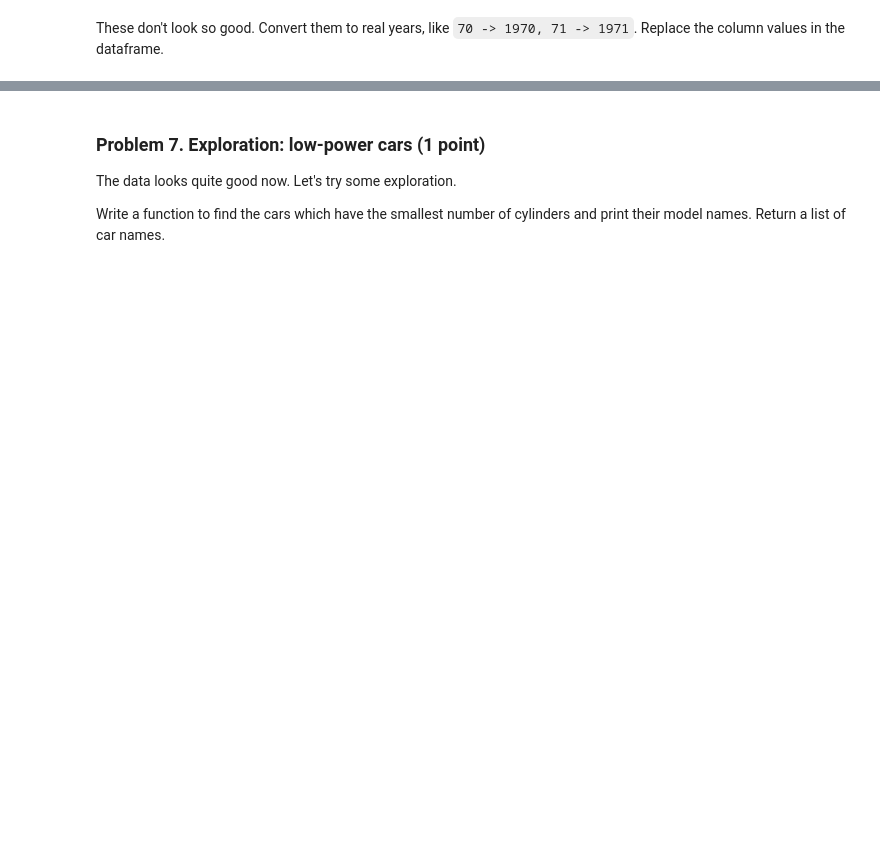
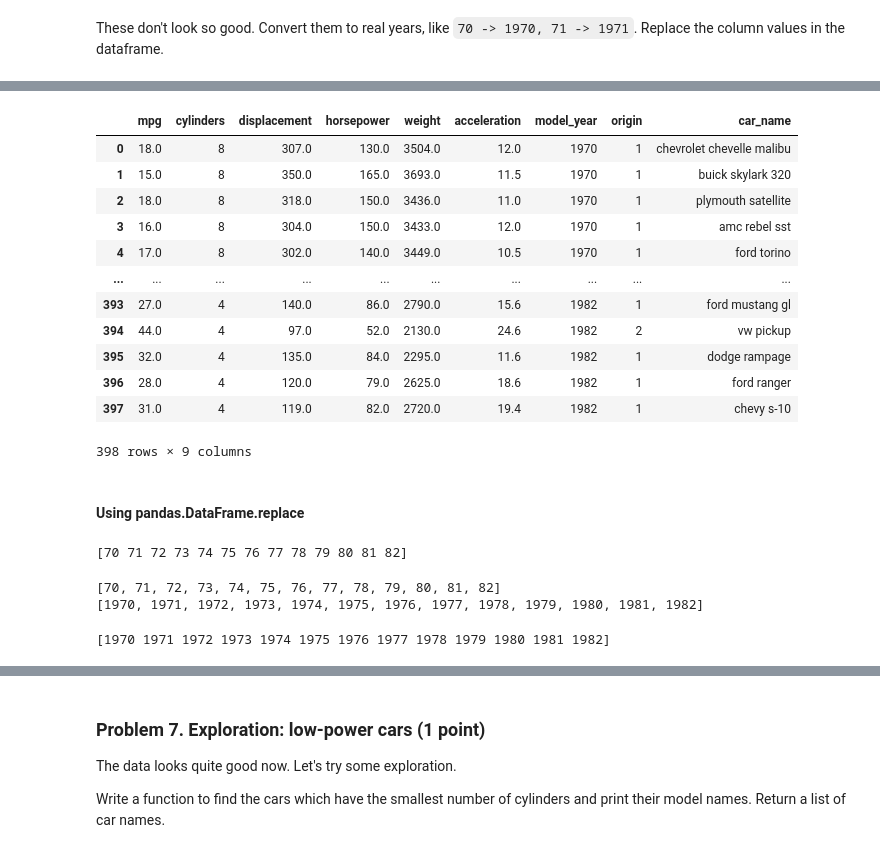
Before and after one commit to momchilantonov/SoftUni-DataScience-June-2021, a Jupyter notebook: Data Tidying and Cleaning/Data Tidying and Cleaning Lab.ipynb, the cells around one changed output, grey strips where cells are left out. Saved outputs shown, nothing was run; the diff lists cells and outputs as text; code cells hidden in the pictures; blank space fills up the shorter version.

```diff
--- a/Data Tidying and Cleaning/Data Tidying and Cleaning Lab.ipynb
+++ b/Data Tidying and Cleaning/Data Tidying and Cleaning Lab.ipynb
@@ -197,4 +195,4 @@ It seems like the `NaN` values are a small fraction of all values. We can try on
 
 The third one is probably the best but the first one will suffice since these records are too few. Remove those values. Save the dataset in the same `mpg_data` variable. Ensure there are no more `NaN`s.
 # %%
-copy_mpg_data = mpg_data # create a copy of mpg_data to try all possibilities and avoid the test
+test_mpg_data = mpg_data # create a copy of mpg_data to try all possibilities and avoid the test
@@ -226,0 +260,2 @@ def nan_count(data, col_name):
+# %%
+mpg_data = test_mpg_data # return the old data
@@ -260,5 +289,3 @@ NaN values are 0
-# %%
-mpg_data = copy_mpg_data # return the NaN values
 # %%
 mean_cars_hp = mpg_data['horsepower'].mean() # get hp mean value
 mean_cars_hp
@@ -329,3 +348,19 @@ raise NotImplementedError()
+# %%
+mpg_data.model_year = mpg_data.model_year.map({
+    70: 1970,
+    71: 1971,
+    72: 1972,
+    73: 1973,
+    74: 1974,
+    75: 1975,
+    76: 1976,
+    77: 1977,
+    78: 1978,
+    79: 1979,
+    80: 1980,
+    81: 1981,
+    82: 1982
+})
 # %%
 model_years = get_unique_model_years(mpg_data)
 print(model_years)
@@ -331,0 +369,18 @@ print(model_years)
+# %%
+mpg_data
+# %% [output]
+|  | mpg | cylinders | displacement | horsepower | weight | acceleration | model_year | origin | car_name |
+| 0 | 18.0 | 8 | 307.0 | 130.0 | 3504.0 | 12.0 | 1970 | 1 | chevrolet chevelle malibu |
+| 1 | 15.0 | 8 | 350.0 | 165.0 | 3693.0 | 11.5 | 1970 | 1 | buick skylark 320 |
+| 2 | 18.0 | 8 | 318.0 | 150.0 | 3436.0 | 11.0 | 1970 | 1 | plymouth satellite |
+| 3 | 16.0 | 8 | 304.0 | 150.0 | 3433.0 | 12.0 | 1970 | 1 | amc rebel sst |
+| 4 | 17.0 | 8 | 302.0 | 140.0 | 3449.0 | 10.5 | 1970 | 1 | ford torino |
+| ... | ... | ... | ... | ... | ... | ... | ... | ... | ... |
+| 393 | 27.0 | 4 | 140.0 | 86.0 | 2790.0 | 15.6 | 1982 | 1 | ford mustang gl |
+| 394 | 44.0 | 4 | 97.0 | 52.0 | 2130.0 | 24.6 | 1982 | 2 | vw pickup |
+| 395 | 32.0 | 4 | 135.0 | 84.0 | 2295.0 | 11.6 | 1982 | 1 | dodge rampage |
+| 396 | 28.0 | 4 | 120.0 | 79.0 | 2625.0 | 18.6 | 1982 | 1 | ford ranger |
+| 397 | 31.0 | 4 | 119.0 | 82.0 | 2720.0 | 19.4 | 1982 | 1 | chevy s-10 |
+398 rows × 9 columns
+# %% [markdown]
+#### Using pandas.DataFrame.replace
@@ -331,0 +389,21 @@ print(model_years)
+# %%
+# get new unique vals
+model_years = get_unique_model_years(mpg_data)
+print(model_years)
+# %% [output]
+[70 71 72 73 74 75 76 77 78 79 80 81 82]
+# %%
+old_years = [n for n in model_years[:]] # get all old vals
+print(old_years)
+new_years = [1900+n for n in model_years[:]] # set all new vals
+print(new_years)
+# use df.replace
+mpg_data['model_year'] = mpg_data['model_year'].replace(old_years, new_years)
+# %% [output]
+[70, 71, 72, 73, 74, 75, 76, 77, 78, 79, 80, 81, 82]
+[1970, 1971, 1972, 1973, 1974, 1975, 1976, 1977, 1978, 1979, 1980, 1981, 1982]
+# %%
+model_years = get_unique_model_years(mpg_data)
+print(model_years)
+# %% [output]
+[1970 1971 1972 1973 1974 1975 1976 1977 1978 1979 1980 1981 1982]
```
Also changed, not shown: parts of 33 cells of this notebook.
